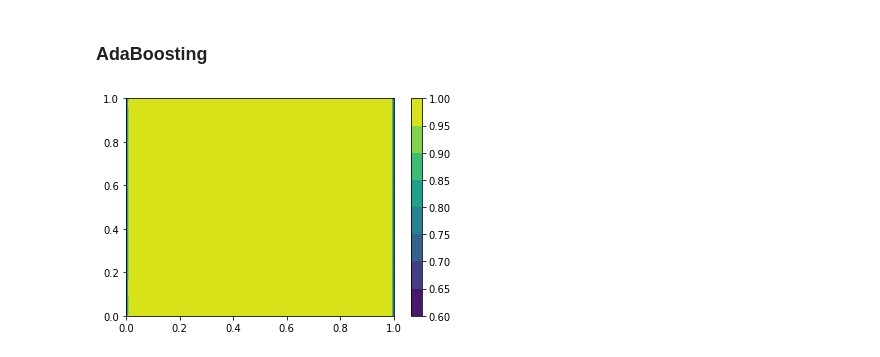
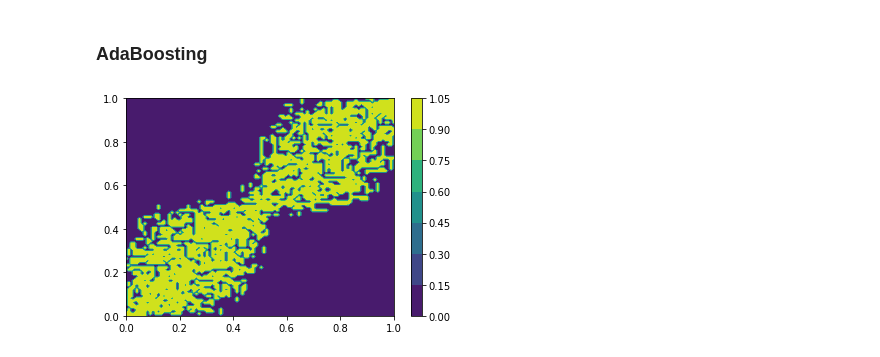
Before and after one commit to Huk-David/Ratio-Copula, a Jupyter notebook: Copula by Ratio Estimation/copula_hyper_trees.ipynb, the cells around one changed output. Drawn from its saved outputs; the diff is of its cells as text; code cells hidden in the pictures.

Commit message:
experiments with decision trees

```diff
--- a/Copula by Ratio Estimation/copula_hyper_trees.ipynb
+++ b/Copula by Ratio Estimation/copula_hyper_trees.ipynb
@@ -32,3 +73,8 @@ array([[0.50600568, 0.49399432]])
+# %%
+# Fit classifier
+max_tree_depth = 30
+chp = tree.DecisionTreeClassifier(criterion='entropy',max_depth=max_tree_depth)
+chp = chp.fit(X, Y)
 # %%
 # compute r(x)/(1-r(x)) = cop(x)
 def cop(x):
@@ -50,0 +127,25 @@ plt.show()
+# %%
+from sklearn.ensemble import HistGradientBoostingClassifier
+cl_hist = HistGradientBoostingClassifier(max_depth=30).fit(X, Y)
+
+
+# Define the cop function
+def cop(x):
+    prob = cl_hist.predict_proba(np.array([x]))[0, 1]
+    return prob / np.clip(1 - prob, 1e-16, 1 - 1e-16)
+
+# Create meshgrid
+x_ = np.linspace(0, 1, 100)
+y_ = np.linspace(0, 1, 100)
+X_, Y_ = np.meshgrid(x_, y_)
+Z = np.zeros_like(X_)
+
+# Compute Z values
+for i in tqdm(range(100)):
+    for j in range(100):
+        Z[i, j] = cop(np.array([X_[i, j], Y_[i, j]])).clip(0, 1)
+
+# Plot the results
+plt.contourf(X_, Y_, Z)
+plt.colorbar()
+plt.show()
@@ -52,25 +155,26 @@ plt.show()
 ### AdaBoosting
 # %%
 # fit classifier with AdaBoost
-cht = AdaBoostClassifier(n_estimators=50, learning_rate=1.0, algorithm='SAMME.R', random_state=990109)
+single_tree = tree.DecisionTreeClassifier(max_depth=None)
+cht = AdaBoostClassifier(base_estimator=single_tree,n_estimators=16, learning_rate=1.0, algorithm='SAMME.R', random_state=990109)
 cht.fit(X, Y)
 
 # compute r(x)/(1-r(x)) = cop(x)
 def cop(x):
     cop = cht.predict_proba(np.array([x]))[0,1]/np.clip(1-cht.predict_proba(np.array([x]))[0,1],1e-6,1-(1e-6))
     return cop.clip(0,1)
 
 # plot it on meshgrid
 x_ = np.linspace(0,1,100)
 y_ = np.linspace(0,1,100)
 X_, Y_ = np.meshgrid(x_,y_)
 Z = np.zeros_like(X_)
 for i in tqdm(range(100)):
     for j in range(100):
         Z[i,j] = cop(np.array([X_[i,j],Y_[i,j]]))
 
 plt.contourf(X_,Y_,Z)
 plt.colorbar()
 plt.show()
 # %% [output]
-[figure, old version]
+[figure, new version]
```
Also changed, not shown: parts of 12 cells of this notebook.
